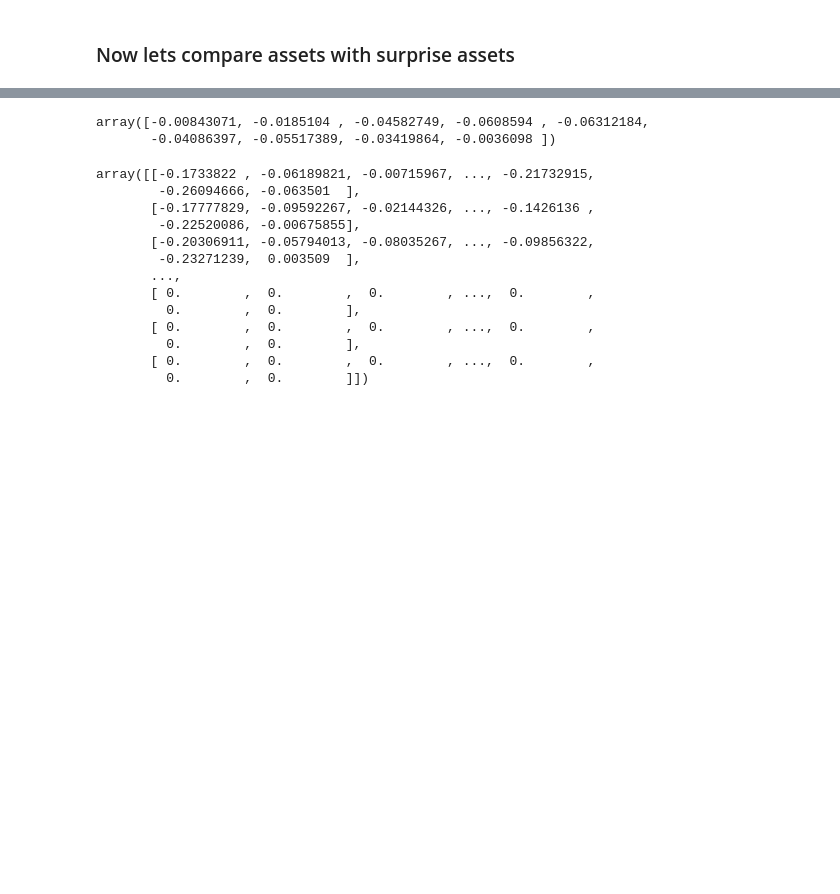
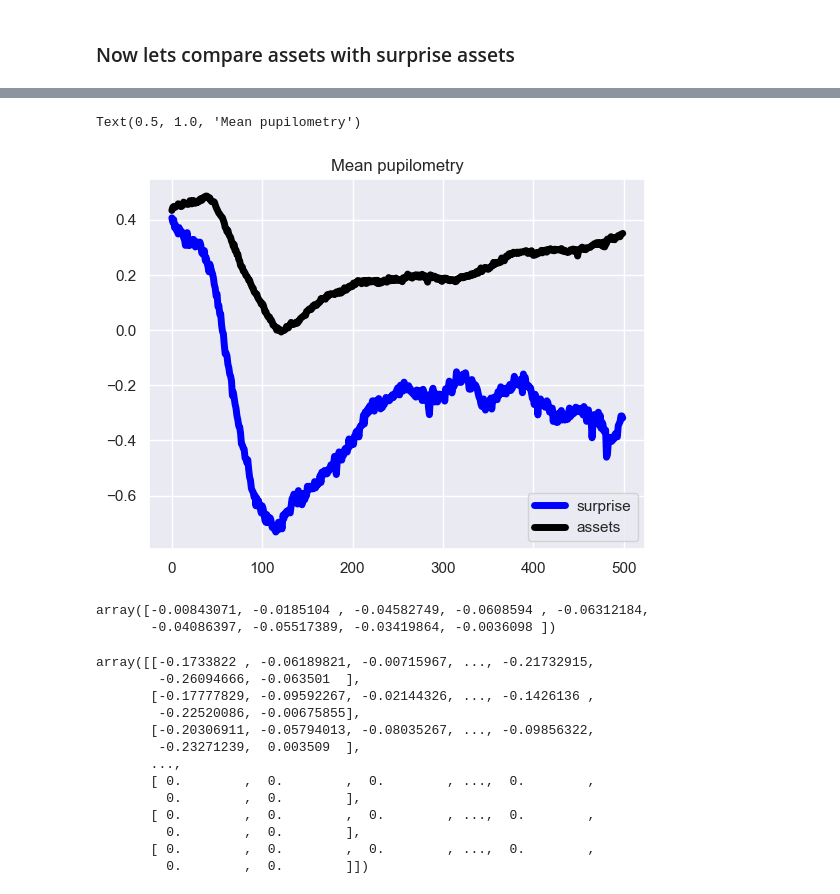
Before and after one commit to Rockyneuron/pupil_labs_analysis, a Jupyter notebook: analysis/pupillometry_analysis.ipynb, the cells around one changed output, grey strips where cells are left out. Drawn from its saved outputs; the diff is of its cells as text; code cells hidden in the pictures; blank space fills up the shorter version.

```diff
--- a/analysis/pupillometry_analysis.ipynb
+++ b/analysis/pupillometry_analysis.ipynb
@@ -363,3 +389,12 @@ annotations_pd[filter_events]
+# %%
+fig, ax=plt.subplots(1,1)
+ax.plot(np.mean(pupil_surprise_matrix[0:500,:],axis=1),linewidth=5,color='blue')
+ax.plot(np.mean(pupil_events_matrix[0:500,:],axis=1),linewidth=5,color='black')
+ax.legend(['surprise','assets'])
+ax.set_title('Mean pupilometry')
+# %% [output]
+Text(0.5, 1.0, 'Mean pupilometry')
+[figure, added]
 # %%
 np.mean(pupil_matrix[:,,axis=0)
 # %% [output]
```
Also changed, not shown: parts of 6 cells of this notebook.
